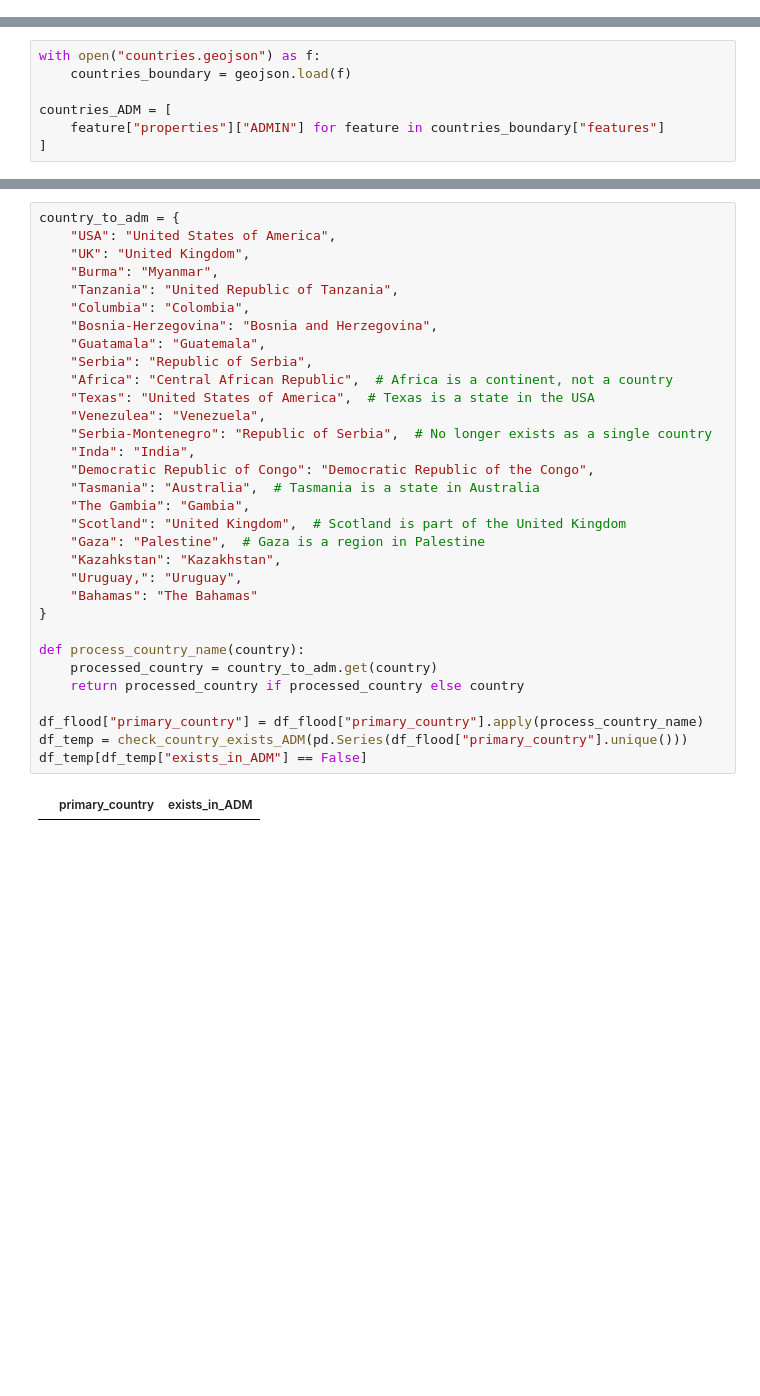
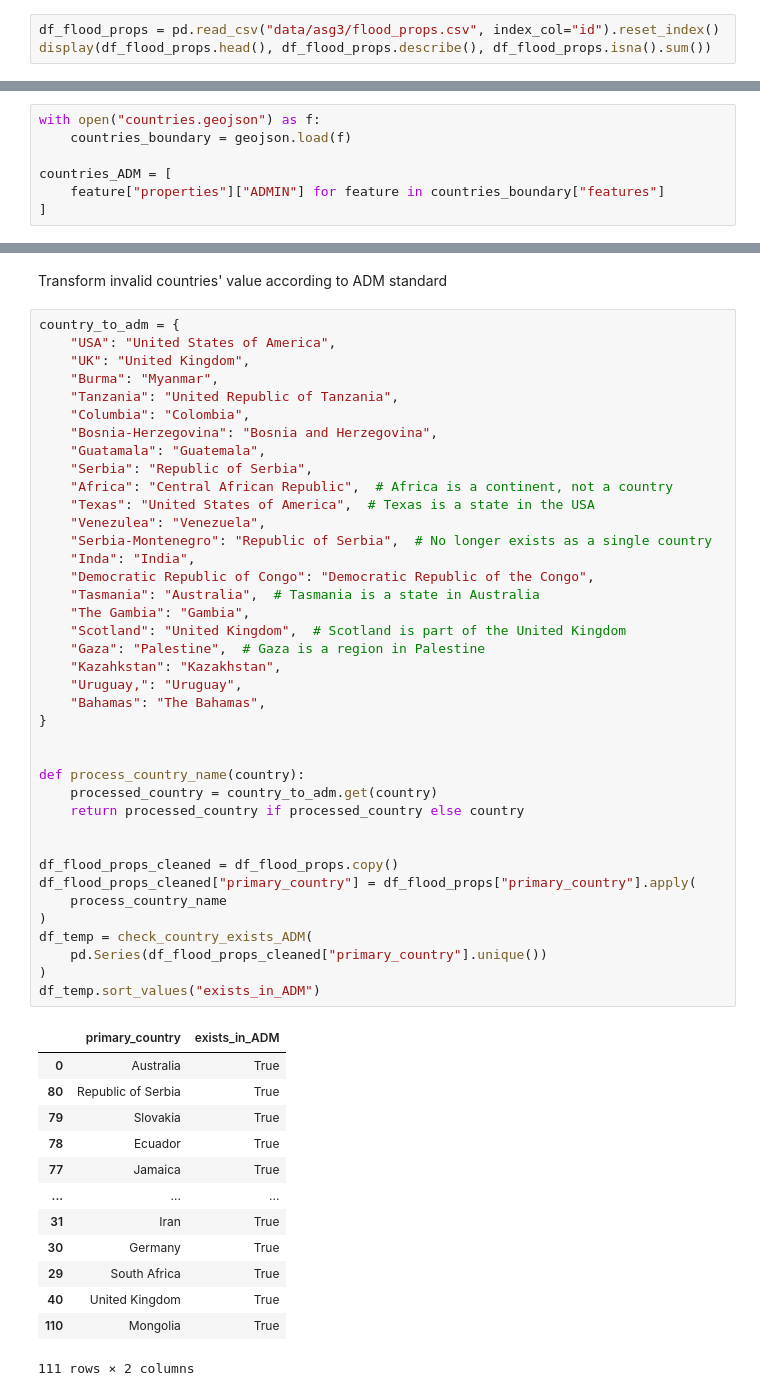
Before and after one commit to Lykeios1221/SKIH3033_INFOVIS, a Jupyter notebook: asg3.ipynb, the cells around one changed output, grey strips where cells are left out. Drawn from its saved outputs; the diff is of its cells as text; blank space fills up the shorter version.

Commit message:
Separate processes into sections, and improve overall steps to obtain and process data

```diff
--- a/asg3.ipynb
+++ b/asg3.ipynb
@@ -67,0 +245,3 @@ df_flood.describe()
+# %%
+df_flood_props = pd.read_csv("data/asg3/flood_props.csv", index_col="id").reset_index()
+display(df_flood_props.head(), df_flood_props.describe(), df_flood_props.isna().sum())
@@ -102,37 +350,58 @@ df_temp[df_temp["exists_in_ADM"] == False]
 | 116 | Kazahkstan | False |
 | 117 | Uruguay, | False |
 | 119 | Bahamas | False |
+# %% [markdown]
+Transform invalid countries' value according to ADM standard
 # %%
 country_to_adm = {
     "USA": "United States of America",
     "UK": "United Kingdom",
     "Burma": "Myanmar",
     "Tanzania": "United Republic of Tanzania",
     "Columbia": "Colombia",
     "Bosnia-Herzegovina": "Bosnia and Herzegovina",
     "Guatamala": "Guatemala",
     "Serbia": "Republic of Serbia",
     "Africa": "Central African Republic",  # Africa is a continent, not a country
     "Texas": "United States of America",  # Texas is a state in the USA
     "Venezulea": "Venezuela",
     "Serbia-Montenegro": "Republic of Serbia",  # No longer exists as a single country
     "Inda": "India",
     "Democratic Republic of Congo": "Democratic Republic of the Congo",
     "Tasmania": "Australia",  # Tasmania is a state in Australia
     "The Gambia": "Gambia",
     "Scotland": "United Kingdom",  # Scotland is part of the United Kingdom
     "Gaza": "Palestine",  # Gaza is a region in Palestine
     "Kazahkstan": "Kazakhstan",
     "Uruguay,": "Uruguay",
-    "Bahamas": "The Bahamas"
+    "Bahamas": "The Bahamas",
 }
+
 
 def process_country_name(country):
     processed_country = country_to_adm.get(country)
     return processed_country if processed_country else country
 
-df_flood["primary_country"] = df_flood["primary_country"].apply(process_country_name)
-df_temp = check_country_exists_ADM(pd.Series(df_flood["primary_country"].unique()))
-df_temp[df_temp["exists_in_ADM"] == False]
+
+df_flood_props_cleaned = df_flood_props.copy()
+df_flood_props_cleaned["primary_country"] = df_flood_props["primary_country"].apply(
+    process_country_name
+)
+df_temp = check_country_exists_ADM(
+    pd.Series(df_flood_props_cleaned["primary_country"].unique())
+)
+df_temp.sort_values("exists_in_ADM")
 # %% [output]
 |  | primary_country | exists_in_ADM |
+| 0 | Australia | True |
+| 80 | Republic of Serbia | True |
+| 79 | Slovakia | True |
+| 78 | Ecuador | True |
+| 77 | Jamaica | True |
+| ... | ... | ... |
+| 31 | Iran | True |
+| 30 | Germany | True |
+| 29 | South Africa | True |
+| 40 | United Kingdom | True |
+| 110 | Mongolia | True |
+111 rows × 2 columns
```
Also changed, not shown: parts of 43 cells of this notebook, 6 other files.
